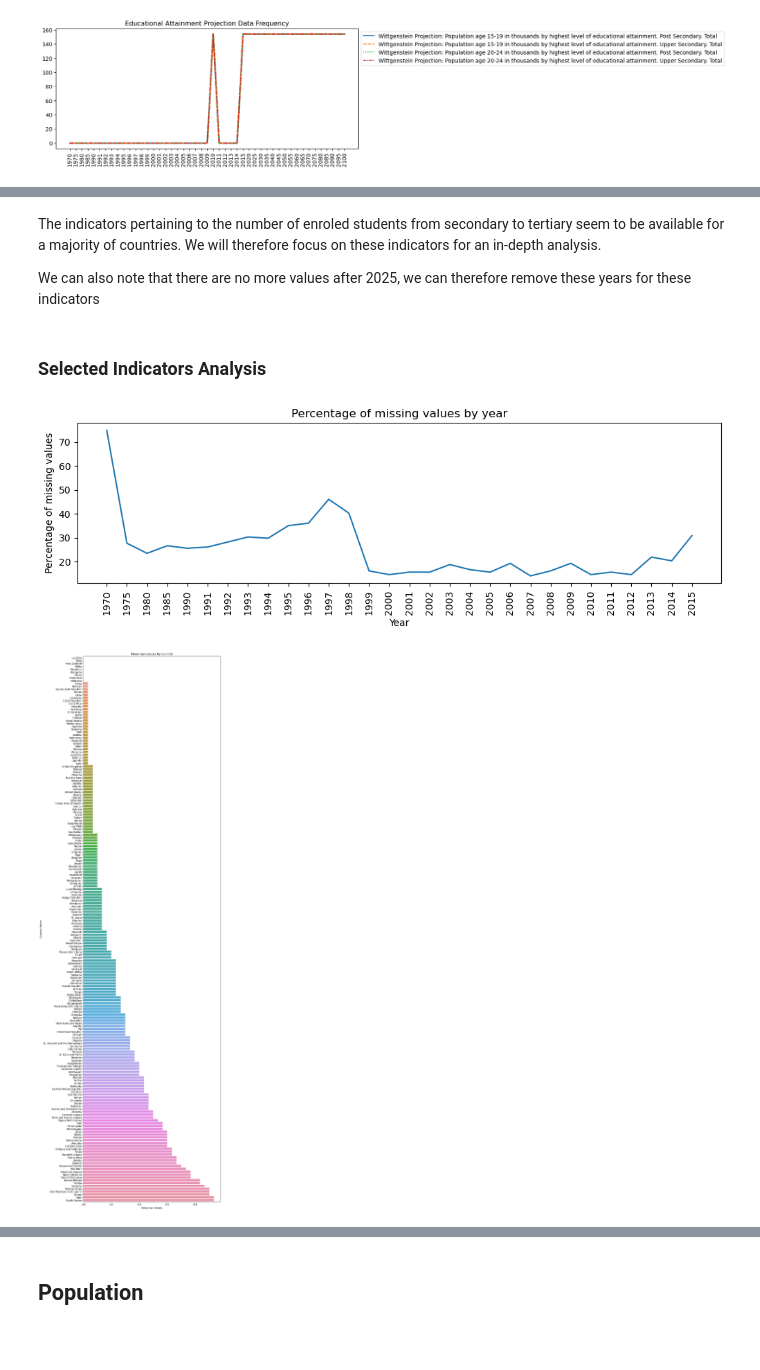
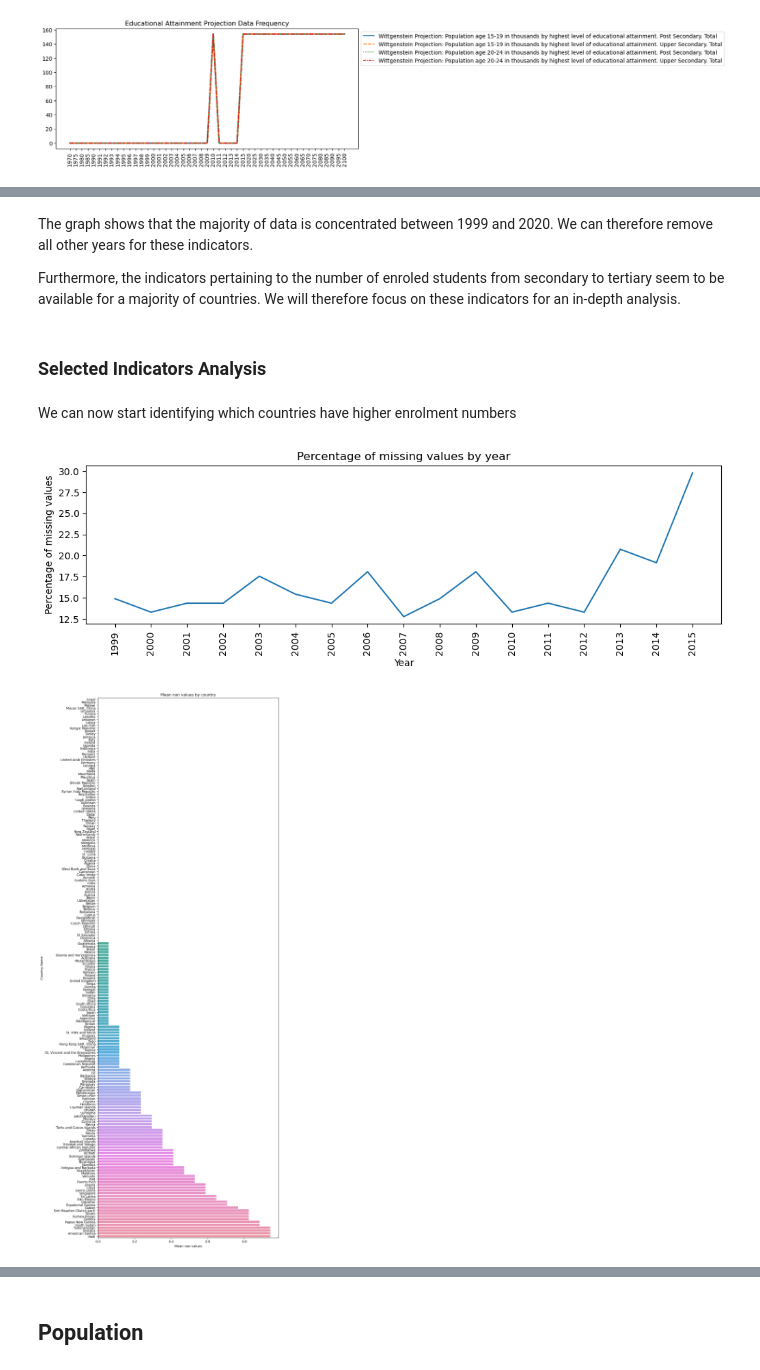
Before and after one commit to Dzov/DSP2, a Jupyter notebook: P2-notebook.ipynb, the cells around one changed output, grey strips where cells are left out. Cells and saved outputs as stored; diff of their text form; code cells hidden in the pictures; blank space fills up the shorter version.

```diff
--- a/P2-notebook.ipynb
+++ b/P2-notebook.ipynb
@@ -471,3 +484,10 @@ plt.show()
+# %%
+def remove_years(df, year_range):
+    subset = np.intersect1d([str(item) for item in list(year_range)], df.columns)
+    return df.drop(columns=subset)
+
+
+education_projection = remove_years(education_projection, range(1970, 2015))
 # %%
 education_enrolment_indicators = [
     "Percentage of enrolment in upper secondary education in private institutions (%)",
@@ -497,10 +526,11 @@ plt.show()
 # %% [markdown]
-The indicators pertaining to the number of enroled students from secondary to tertiary seem to be available for a majority of countries. We will therefore focus on these indicators for an in-depth analysis.
+The graph shows that the majority of data is concentrated between 1999 and 2020. We can therefore remove all other years for these indicators.
 
-We can also note that there are no more values after 2025, we can therefore remove these years for these indicators
+Furthermore, the indicators pertaining to the number of enroled students from secondary to tertiary seem to be available for a majority of countries. We will therefore focus on these indicators for an in-depth analysis.
 # %%
-subset = [str(item) for item in list(range(2025, 2101, 5))]
-education_enrolment = education_enrolment.drop(columns=subset)
+education_enrolment = remove_years(education_enrolment, range(1970, 1999))
+education_enrolment = remove_years(education_enrolment, range(2020, 2101))
+
 education_enrolment = find_indicators(
     education_enrolment,
     [
@@ -512,6 +542,8 @@ education_enrolment = find_indicators(
 )
 # %% [markdown]
 ### Selected Indicators Analysis
+# %% [markdown]
+We can now start identifying which countries have higher enrolment numbers
 # %%
 def remove_empty_rows_and_columns(df: pd.DataFrame, subset: list = None):
     df = df.dropna(axis=1, how="all")
@@ -530,7 +562,9 @@ def show_missing_values(df, title: str):
     plt.title(title)
     plt.show()
 # %%
-education_enrolment_by_country = education_enrolment.groupby("Country Name").sum()
+education_enrolment_by_country = education_enrolment.groupby("Country Name").sum(
+    numeric_only=True
+)
 education_enrolment_by_country.replace(0, np.nan, inplace=True)
 education_enrolment_by_country = remove_empty_rows_and_columns(
     education_enrolment_by_country
@@ -540,16 +574,16 @@ show_missing_values(
     education_enrolment_by_country, "Percentage of missing values by year"
 )
 # %% [output]
-[figure, old version]
+[figure, new version]
 # %%
 education_enrolment_nan_mean = (
     education_enrolment_by_country.isna().mean(axis=1).sort_values()
 )
 
-plt.figure(figsize=[10, 40])
+plt.figure(figsize=[10, 30])
 sns.barplot(y=education_enrolment_nan_mean.index, x=education_enrolment_nan_mean.values)
 plt.xlabel("Mean nan values")
 plt.title("Mean nan values by country")
 plt.show()
 # %% [output]
-[figure, old version]
+[figure, new version]
```
Also changed, not shown: parts of 63 cells of this notebook.
